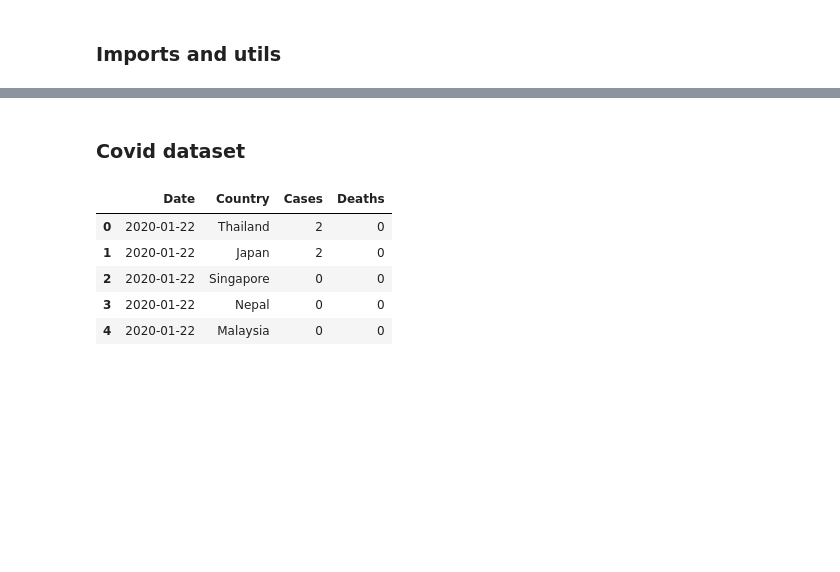
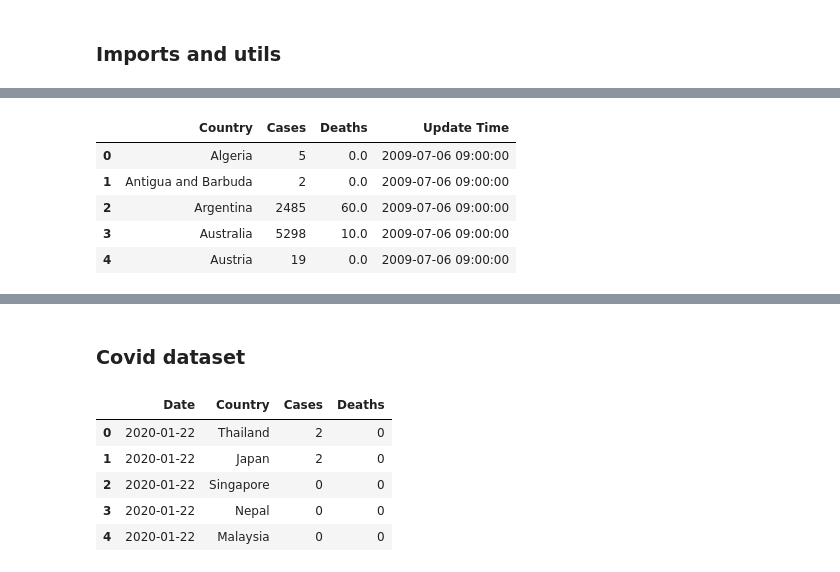
Before and after one commit to matheusmorett2/covid_analysis, a Jupyter notebook: analysis.ipynb, the cells around one changed output, grey strips where cells are left out. Drawn from its saved outputs; the diff is of its cells as text; code cells hidden in the pictures; blank space fills up the shorter version.

```diff
--- a/analysis.ipynb
+++ b/analysis.ipynb
@@ -15,0 +59,10 @@ colors = ['black', 'red', 'green', 'blue']
+# %%
+#h1n1
+h1n1.head()
+# %% [output]
+|  | Country | Cases | Deaths | Update Time |
+| 0 | Algeria | 5 | 0.0 | 2009-07-06 09:00:00 |
+| 1 | Antigua and Barbuda | 2 | 0.0 | 2009-07-06 09:00:00 |
+| 2 | Argentina | 2485 | 60.0 | 2009-07-06 09:00:00 |
+| 3 | Australia | 5298 | 10.0 | 2009-07-06 09:00:00 |
+| 4 | Austria | 19 | 0.0 | 2009-07-06 09:00:00 |
```
Also changed, not shown: parts of 29 cells of this notebook, 2 other files.
